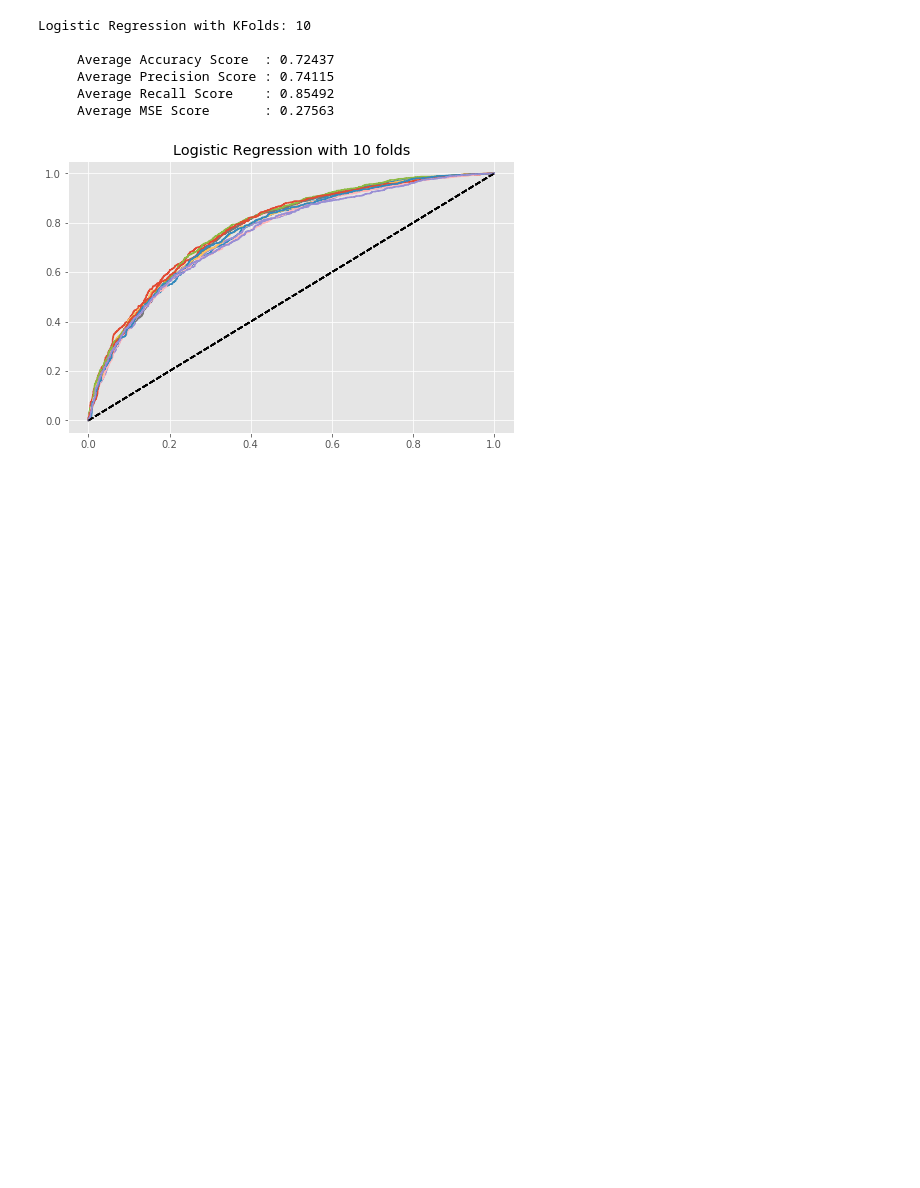
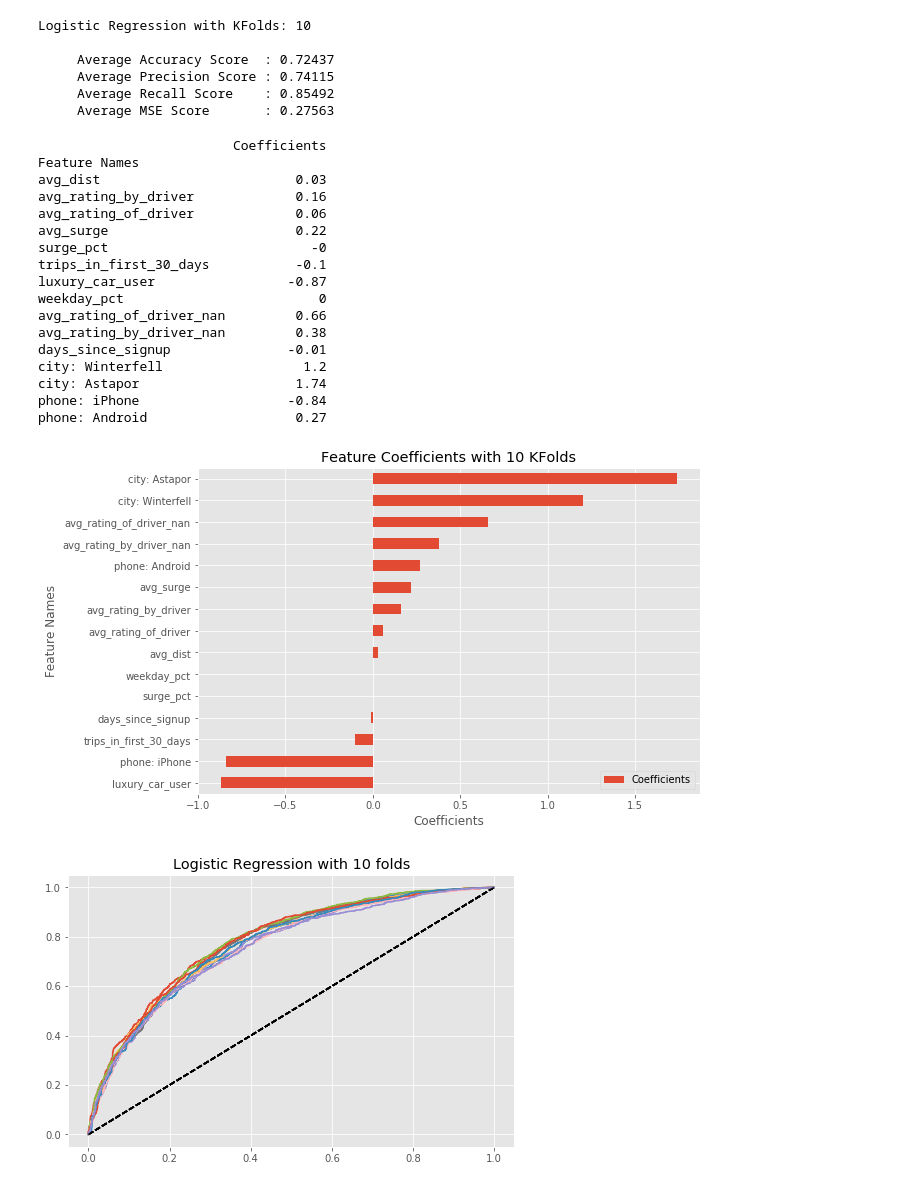
Before and after one commit to cwong690/Ride-or-Churn, a Jupyter notebook: cindy_log_regres.ipynb, the cells around one changed output. Cells and saved outputs as stored; diff of their text form; code cells hidden in the pictures; blank space fills up the shorter version.

```diff
--- a/cindy_log_regres.ipynb
+++ b/cindy_log_regres.ipynb
@@ -366,6 +412,29 @@ Logistic Regression with KFolds: 10
      Average Precision Score : 0.74115
      Average Recall Score    : 0.85492
      Average MSE Score       : 0.27563
+# %%
+coef_plot(model[0], df, 10)
+
+plt.savefig('images/coefs_10.png')
+# %% [output]
+                         Coefficients
+Feature Names
+avg_dist                         0.03
+avg_rating_by_driver             0.16
+avg_rating_of_driver             0.06
+avg_surge                        0.22
+surge_pct                          -0
+trips_in_first_30_days           -0.1
+luxury_car_user                 -0.87
+weekday_pct                         0
+avg_rating_of_driver_nan         0.66
+avg_rating_by_driver_nan         0.38
+days_since_signup               -0.01
+city: Winterfell                  1.2
+city: Astapor                    1.74
+phone: iPhone                   -0.84
+phone: Android                   0.27
+[figure, added]
 # %%
 fig, ax = plt.subplots(figsize=(8,5))
 
```
Also changed, not shown: parts of 9 cells of this notebook, 4 other files.
